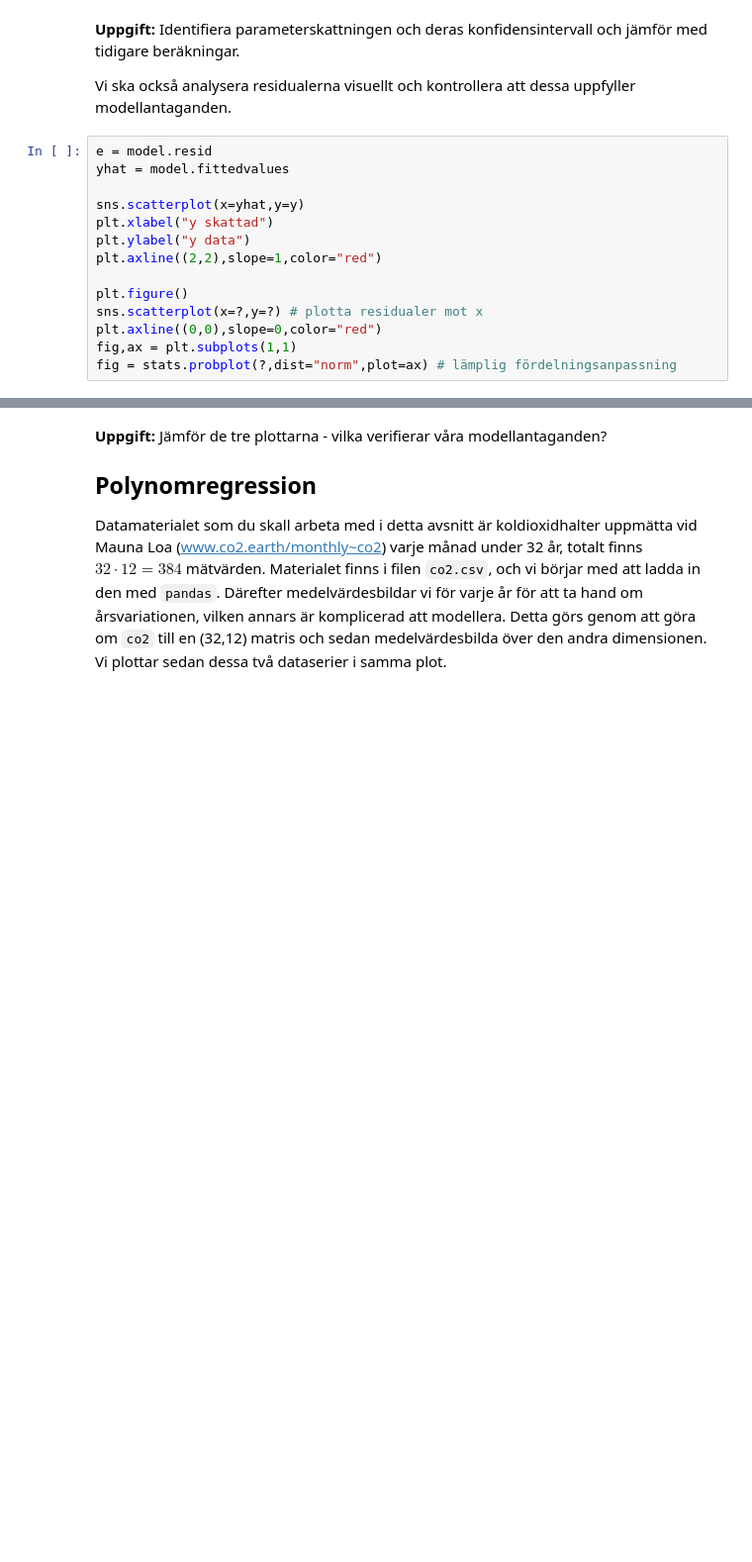
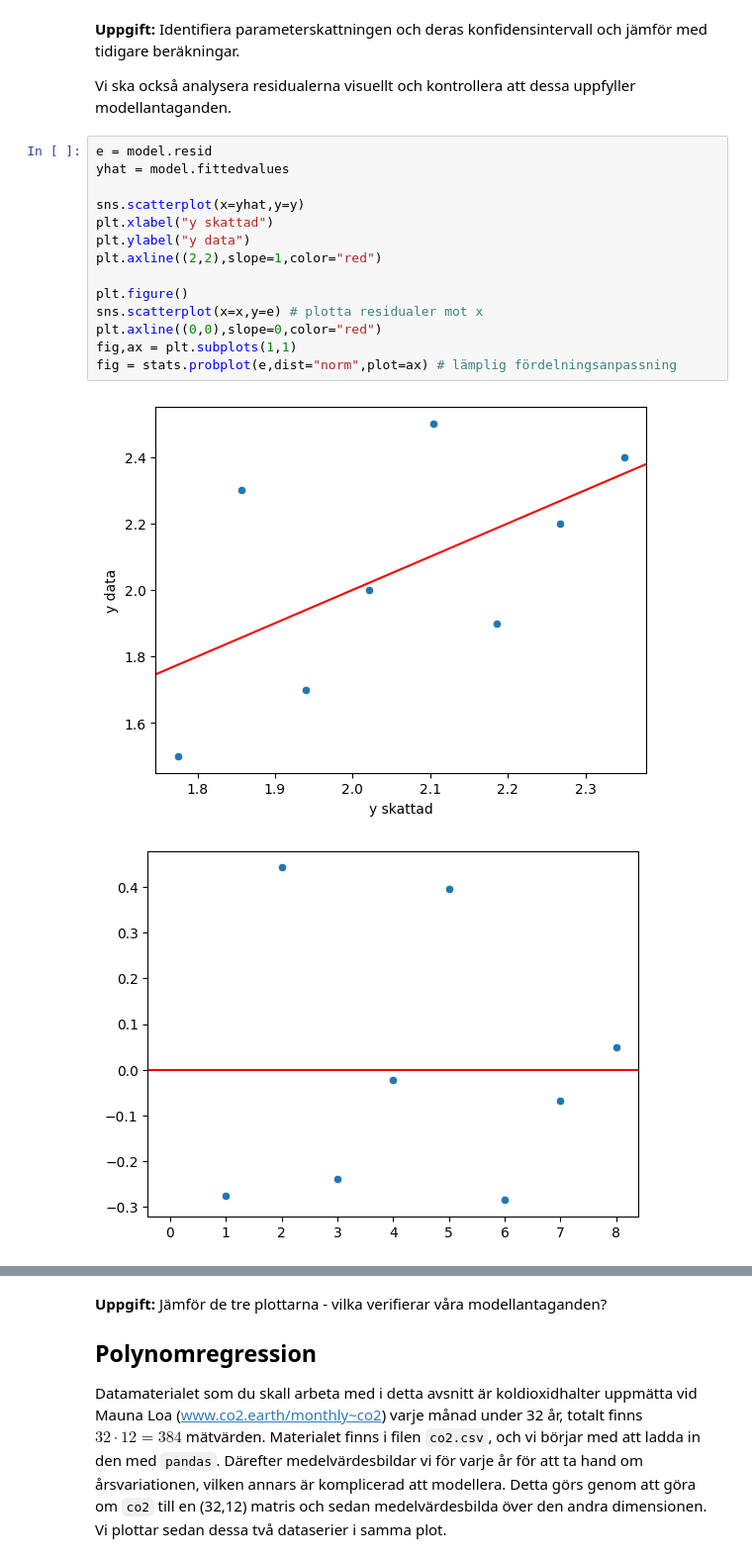
Before and after one commit to GITGUOD/FMSF20-Matematisk-statistik-allm-nkurs, a Jupyter notebook: Lab4/fmsf20_lab4_HT24.ipynb, the cells around one changed output, grey strips where cells are left out. Shown: that part at 99% size. Saved outputs shown, nothing was run; the diff lists cells and outputs as text; blank space fills up the shorter version.

```diff
--- a/Lab4/fmsf20_lab4_HT24.ipynb
+++ b/Lab4/fmsf20_lab4_HT24.ipynb
@@ -133,14 +159,17 @@ Vi ska också analysera residualerna visuellt och kontrollera att dessa uppfylle
 # %%
 e = model.resid
 yhat = model.fittedvalues
 
 sns.scatterplot(x=yhat,y=y)
 plt.xlabel("y skattad")
 plt.ylabel("y data")
 plt.axline((2,2),slope=1,color="red")
 
 plt.figure()
-sns.scatterplot(x=?,y=?) # plotta residualer mot x
+sns.scatterplot(x=x,y=e) # plotta residualer mot x
 plt.axline((0,0),slope=0,color="red")
 fig,ax = plt.subplots(1,1)
-fig = stats.probplot(?,dist="norm",plot=ax) # lämplig fördelningsanpassning
+fig = stats.probplot(e,dist="norm",plot=ax) # lämplig fördelningsanpassning
+# %% [output]
+[figure, added]
+[figure, added]
```
Also changed, not shown: parts of 15 cells of this notebook, 1 other file.
